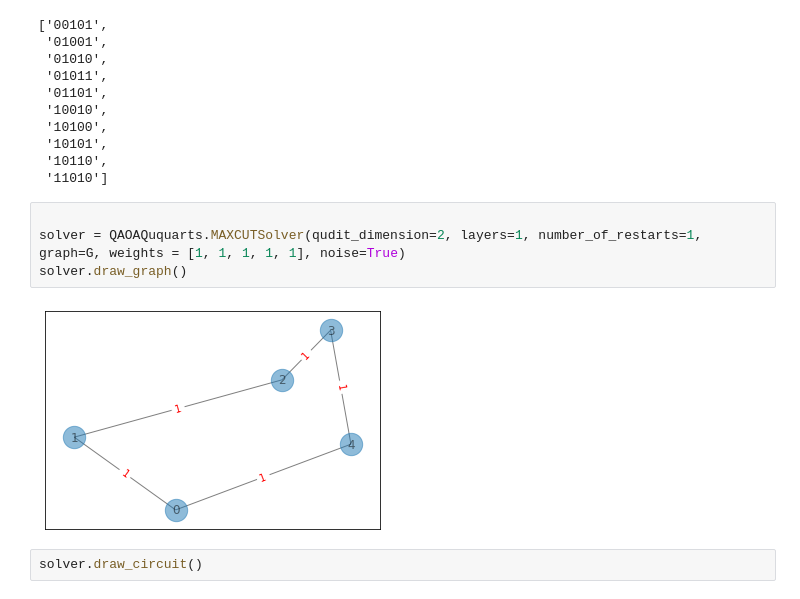
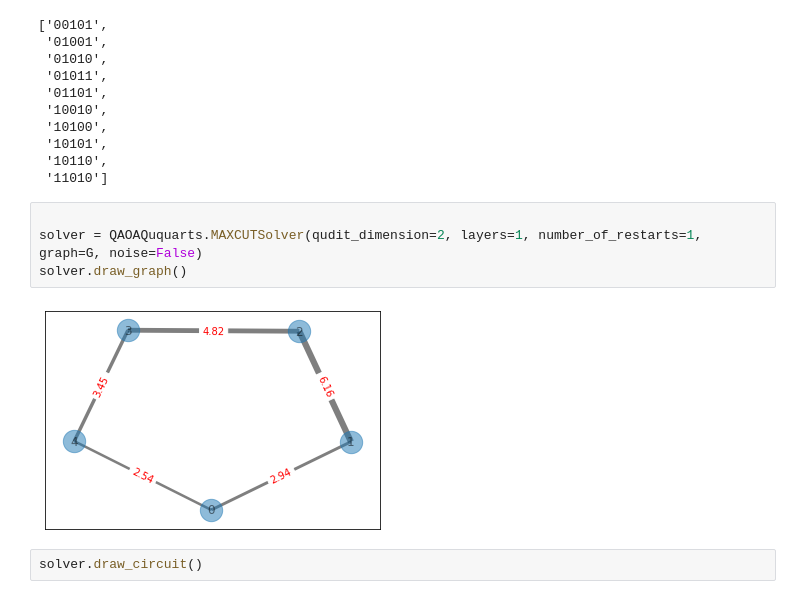
Before and after one commit to LyaminVS/mentor_project, a Jupyter notebook: maxcut_solver.ipynb, the cells around one changed output. Drawn from its saved outputs; the diff is of its cells as text.

```diff
--- a/maxcut_solver.ipynb
+++ b/maxcut_solver.ipynb
@@ -67,10 +67,10 @@ solver.classical_solve()
  '11010']
 # %%
 
-solver = QAOAQuquarts.MAXCUTSolver(qudit_dimension=2, layers=1, number_of_restarts=1, graph=G, weights = [1, 1, 1, 1, 1], noise=True)
+solver = QAOAQuquarts.MAXCUTSolver(qudit_dimension=2, layers=1, number_of_restarts=1, graph=G, noise=False)
 solver.draw_graph()
 # %% [output]
-[figure, old version]
+[figure, new version]
 # %%
 solver.draw_circuit()
 # %% [output]
```
Also changed, not shown: parts of 7 cells of this notebook, 3 other files.
